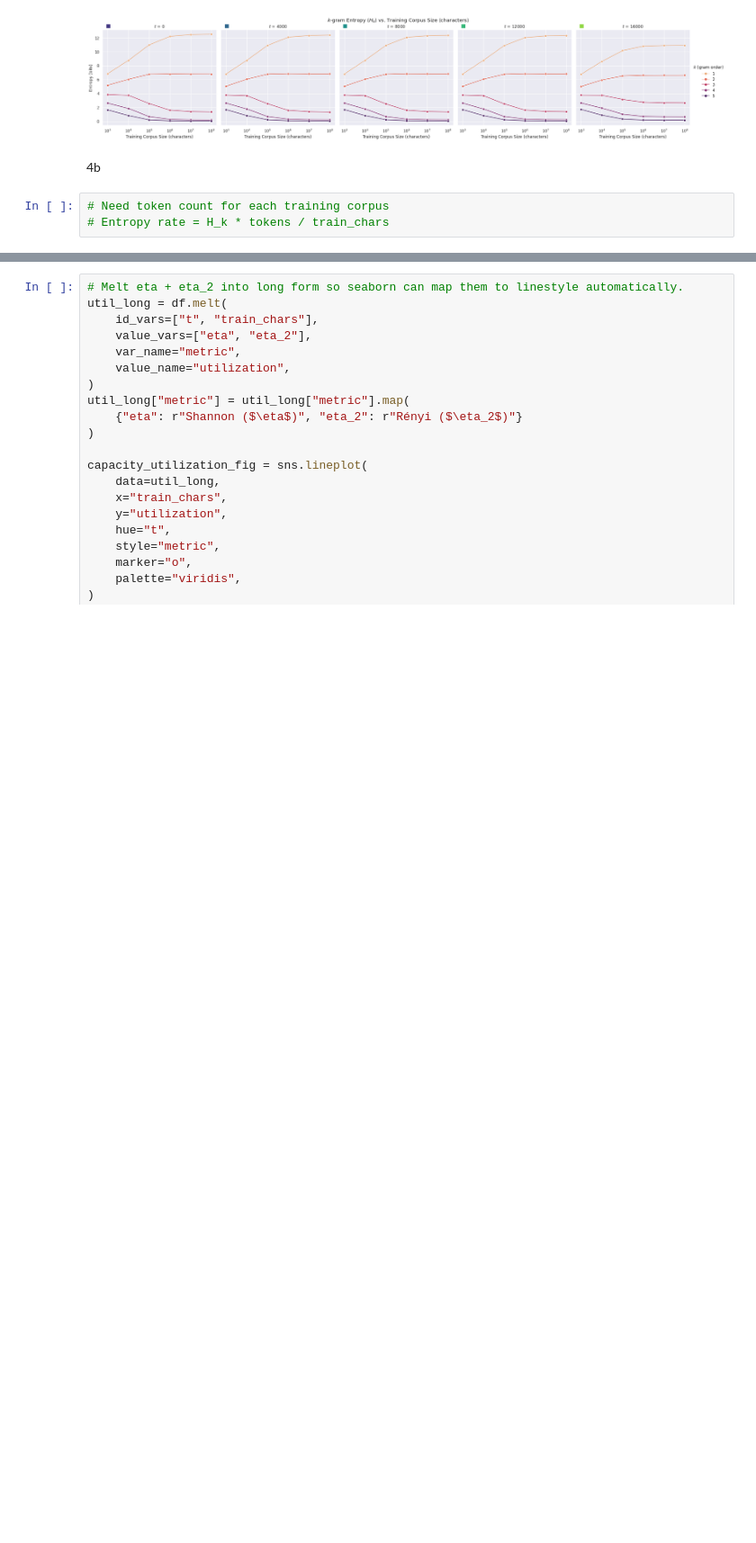
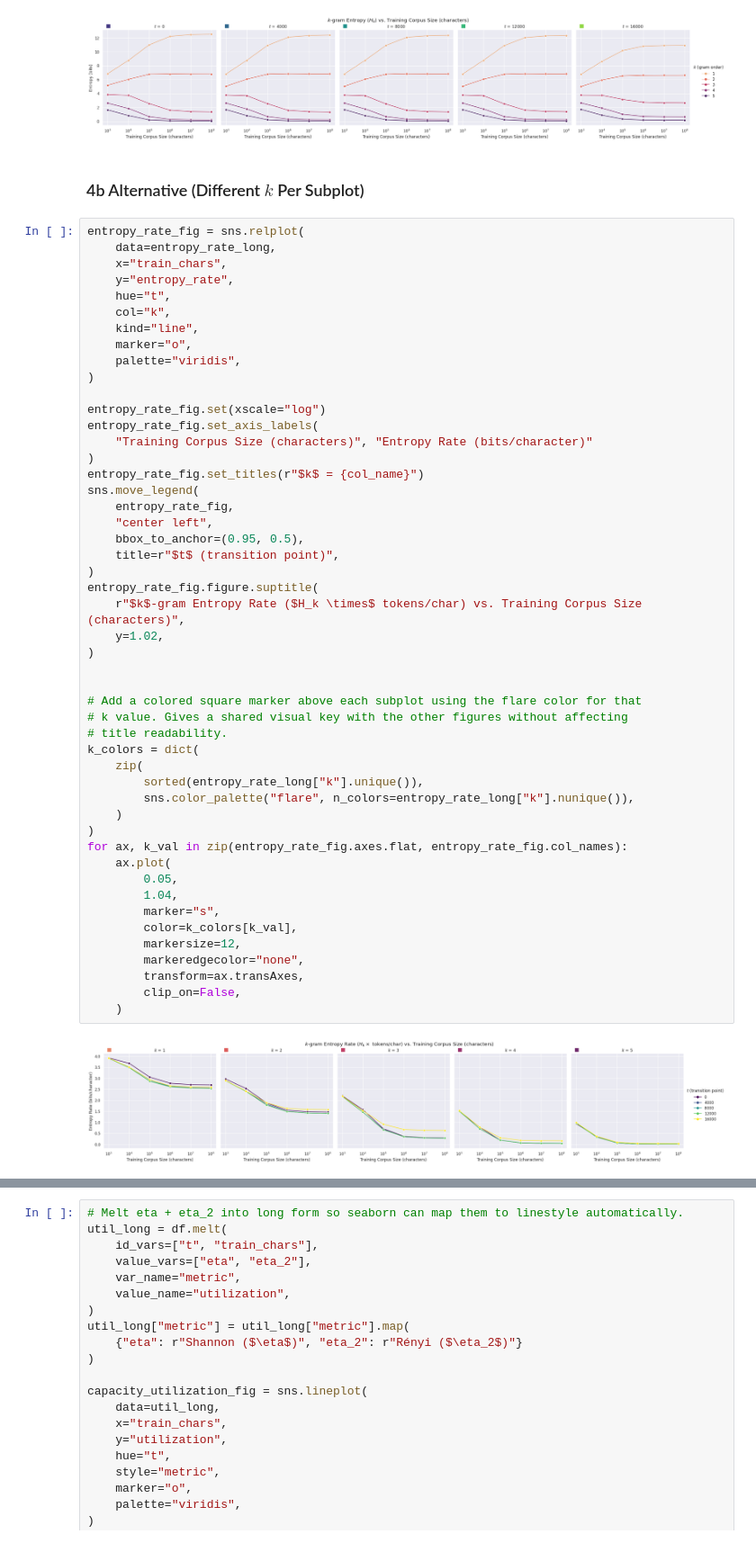
Before and after one commit to vincentczhou/cse493s-spring26-project, a Jupyter notebook: notebooks/figures.ipynb, the cells around one changed output, grey strips where cells are left out. Shown at 90% size. Cells and saved outputs as stored; diff of their text form; blank space fills up the shorter version.

```diff
--- a/notebooks/figures.ipynb
+++ b/notebooks/figures.ipynb
@@ -173,7 +195,55 @@ for ax, t_val in zip(entropy_orig_fig.axes.flat, entropy_orig_fig.col_names):
 # %% [output]
 [figure]
 # %% [markdown]
-4b
+### 4b Alternative (Different $k$ Per Subplot)
 # %%
-# Need token count for each training corpus
-# Entropy rate = H_k * tokens / train_chars
+entropy_rate_fig = sns.relplot(
+    data=entropy_rate_long,
+    x="train_chars",
+    y="entropy_rate",
+    hue="t",
+    col="k",
+    kind="line",
+    marker="o",
+    palette="viridis",
+)
+
+entropy_rate_fig.set(xscale="log")
+entropy_rate_fig.set_axis_labels(
+    "Training Corpus Size (characters)", "Entropy Rate (bits/character)"
+)
+entropy_rate_fig.set_titles(r"$k$ = {col_name}")
+sns.move_legend(
+    entropy_rate_fig,
+    "center left",
+    bbox_to_anchor=(0.95, 0.5),
+    title=r"$t$ (transition point)",
+)
+entropy_rate_fig.figure.suptitle(
+    r"$k$-gram Entropy Rate ($H_k \times$ tokens/char) vs. Training Corpus Size (characters)",
+    y=1.02,
+)
+
+
+# Add a colored square marker above each subplot using the flare color for that
+# k value. Gives a shared visual key with the other figures without affecting
+# title readability.
+k_colors = dict(
+    zip(
+        sorted(entropy_rate_long["k"].unique()),
+        sns.color_palette("flare", n_colors=entropy_rate_long["k"].nunique()),
+    )
+)
+for ax, k_val in zip(entropy_rate_fig.axes.flat, entropy_rate_fig.col_names):
+    ax.plot(
+        0.05,
+        1.04,
+        marker="s",
+        color=k_colors[k_val],
+        markersize=12,
+        markeredgecolor="none",
+        transform=ax.transAxes,
+        clip_on=False,
+    )
+# %% [output]
+[figure, added]
```
Also changed, not shown: parts of 13 cells of this notebook.
